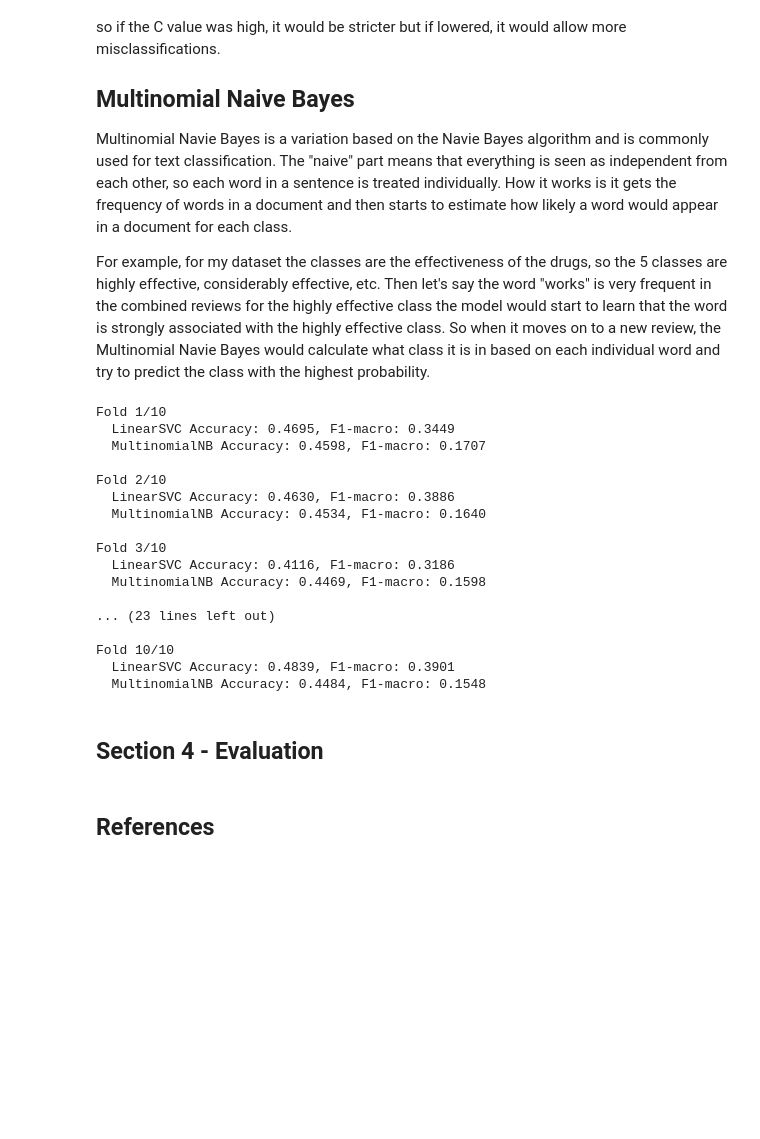
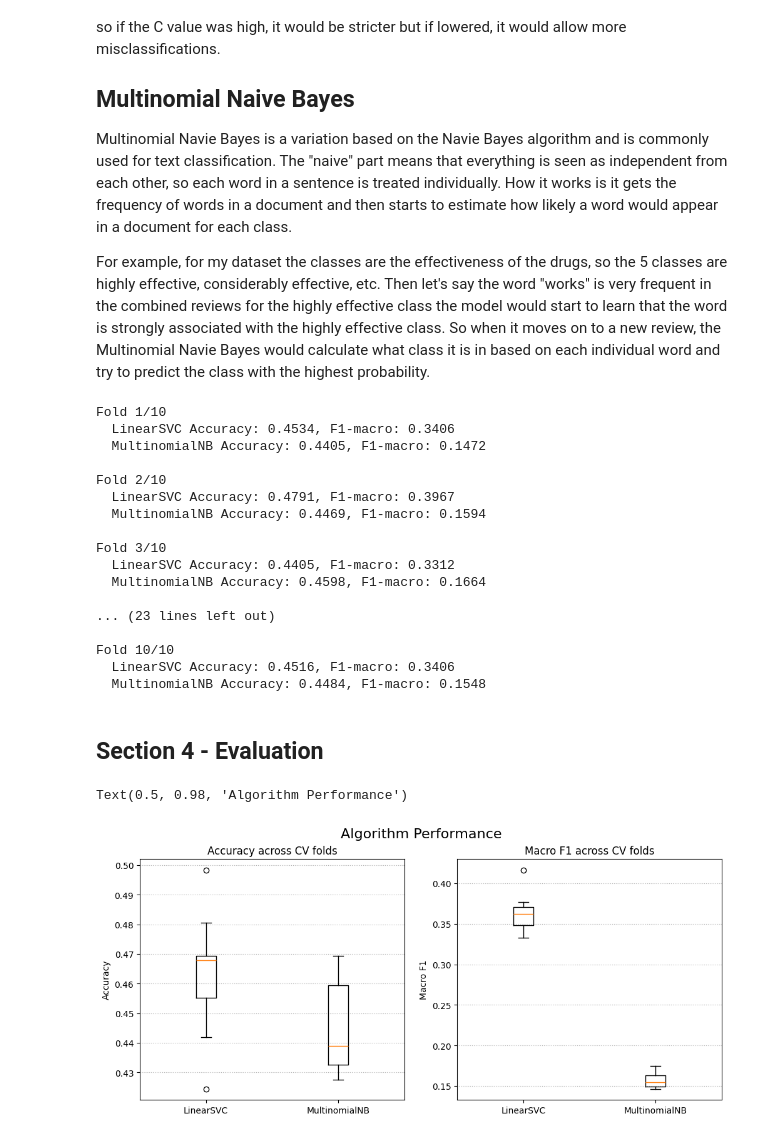
Before and after one commit to ScottHay14/Natural-Language-Processing-Coursework, a Jupyter notebook: Natural_Language_Processing_Coursework.ipynb, the cells around one changed output. Cells and saved outputs as stored; diff of their text form; code cells hidden in the pictures; blank space fills up the shorter version.

```diff
--- a/Natural_Language_Processing_Coursework.ipynb
+++ b/Natural_Language_Processing_Coursework.ipynb
@@ -219,7 +215,7 @@ for fold, (train_idx, val_idx) in enumerate(kf.split(prep_x_train, y_train_encod
         ngram_range=(1, 2),
         min_df=2,
         max_df=0.90,
-        sublinear_tf=True
+        sublinear_tf=False
     )
 
     x_train_tfidf = tfidf_fold.fit_transform(x_train_fold)
@@ -255,23 +251,41 @@ for fold, (train_idx, val_idx) in enumerate(kf.split(prep_x_train, y_train_encod
     print(f"  MultinomialNB Accuracy: {mnb_acc:.4f}, F1-macro: {mnb_f1_macro:.4f}")
 # %% [output]
 Fold 1/10
-  LinearSVC Accuracy: 0.4695, F1-macro: 0.3449
-  MultinomialNB Accuracy: 0.4598, F1-macro: 0.1707
+  LinearSVC Accuracy: 0.4534, F1-macro: 0.3406
+  MultinomialNB Accuracy: 0.4405, F1-macro: 0.1472
 
 Fold 2/10
-  LinearSVC Accuracy: 0.4630, F1-macro: 0.3886
-  MultinomialNB Accuracy: 0.4534, F1-macro: 0.1640
+  LinearSVC Accuracy: 0.4791, F1-macro: 0.3967
+  MultinomialNB Accuracy: 0.4469, F1-macro: 0.1594
 
 Fold 3/10
-  LinearSVC Accuracy: 0.4116, F1-macro: 0.3186
-  MultinomialNB Accuracy: 0.4469, F1-macro: 0.1598
+  LinearSVC Accuracy: 0.4405, F1-macro: 0.3312
+  MultinomialNB Accuracy: 0.4598, F1-macro: 0.1664
 
 ... (23 lines left out)
 
 Fold 10/10
-  LinearSVC Accuracy: 0.4839, F1-macro: 0.3901
+  LinearSVC Accuracy: 0.4516, F1-macro: 0.3406
   MultinomialNB Accuracy: 0.4484, F1-macro: 0.1548
 # %% [markdown]
 ## Section 4 - Evaluation
-# %% [markdown]
-## References
+# %%
+import matplotlib.pyplot as plt
+
+# Accuracy scoring for the two algorithms
+fig, axes = plt.subplots(1, 2, figsize=(12, 5))
+axes[0].boxplot(acc_data, tick_labels=model_order)
+axes[0].set_title("Accuracy across CV folds")
+axes[0].set_ylabel("Accuracy")
+axes[0].grid(axis="y", linestyle=":")
+
+# Macro Scoring for the two algorithms
+axes[1].boxplot(f1_data, tick_labels=model_order)
+axes[1].set_title("Macro F1 across CV folds")
+axes[1].set_ylabel("Macro F1")
+axes[1].grid(axis="y", linestyle=":")
+
+fig.suptitle("Algorithm Performance", fontsize=16)
+# %% [output]
+Text(0.5, 0.98, 'Algorithm Performance')
+[figure, added]
```
Also changed, not shown: parts of 7 cells of this notebook.
